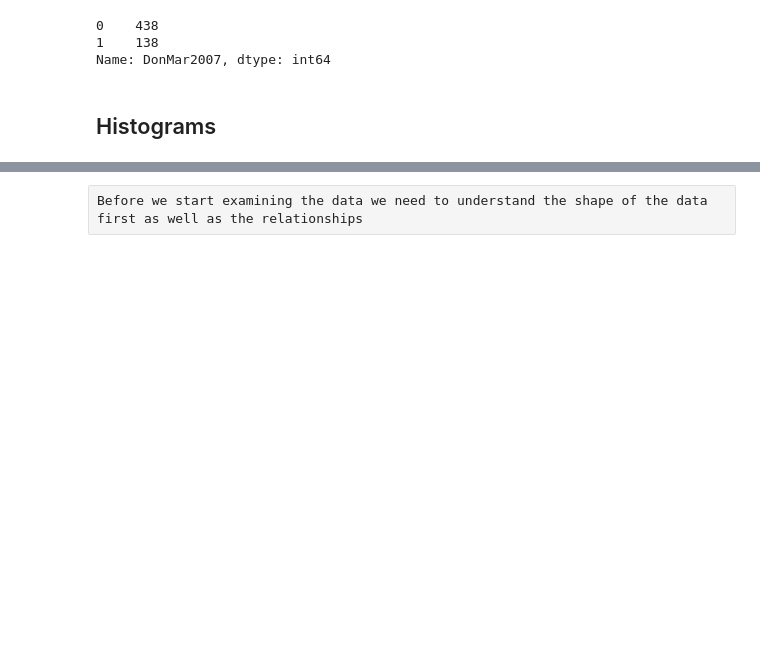
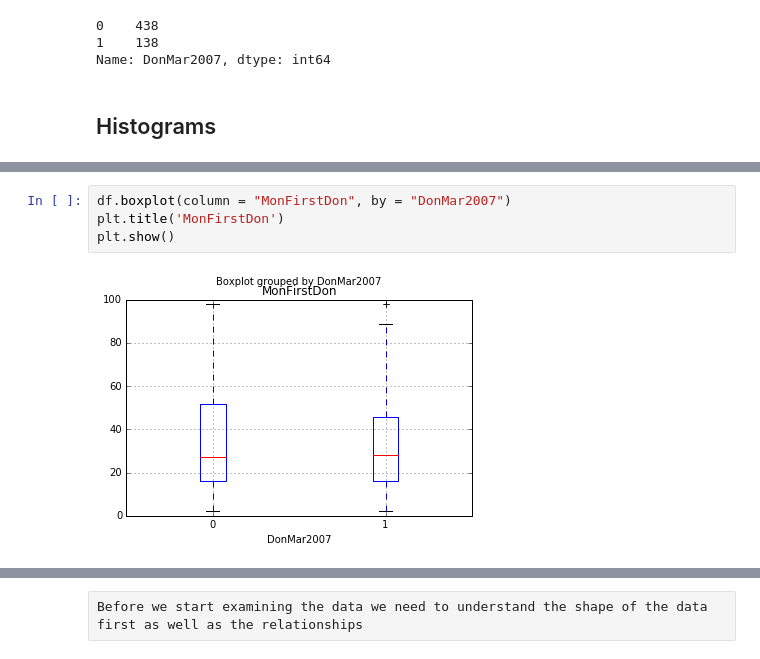
Before and after one commit to ukirderohit/Final-Project---Predict-Blood-Donations, a Jupyter notebook: Predict Blood Donation.ipynb, the cells around one changed output, grey strips where cells are left out. Cells and saved outputs as stored; diff of their text form; blank space fills up the shorter version.

```diff
--- a/Predict Blood Donation.ipynb
+++ b/Predict Blood Donation.ipynb
@@ -168,0 +189,6 @@ df.DonMar2007.value_counts().plot(kind='bar')
+# %%
+df.boxplot(column = "MonFirstDon", by = "DonMar2007")
+plt.title('MonFirstDon')
+plt.show()
+# %% [output]
+[figure, added]
```
Also changed, not shown: parts of 40 cells of this notebook.
